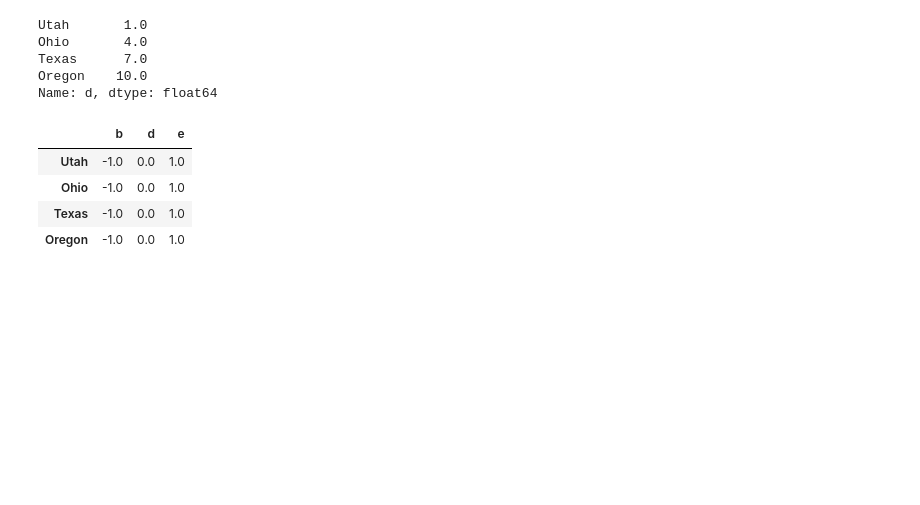
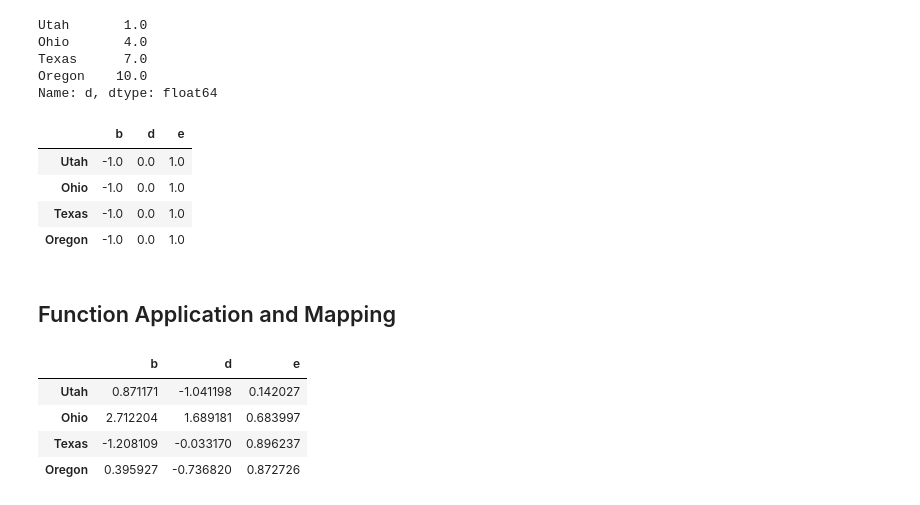
Before and after one commit to NajeebArif/data-analysis-with-python, a Jupyter notebook: pandas/essentials.ipynb, the cells around one changed output. Saved outputs shown, nothing was run; the diff lists cells and outputs as text; code cells hidden in the pictures; blank space fills up the shorter version.

```diff
--- a/pandas/essentials.ipynb
+++ b/pandas/essentials.ipynb
@@ -791,3 +791,15 @@ frame.sub(series3, axis='index')
 | Ohio | -1.0 | 0.0 | 1.0 |
 | Texas | -1.0 | 0.0 | 1.0 |
 | Oregon | -1.0 | 0.0 | 1.0 |
+# %% [markdown]
+## Function Application and Mapping
+# %%
+frame = pd.DataFrame(np.random.standard_normal((4,3)), columns=list("bde"),
+                index=['Utah', "Ohio", 'Texas', 'Oregon'])
+frame
+# %% [output]
+|  | b | d | e |
+| Utah | 0.871171 | -1.041198 | 0.142027 |
+| Ohio | 2.712204 | 1.689181 | 0.683997 |
+| Texas | -1.208109 | -0.033170 | 0.896237 |
+| Oregon | 0.395927 | -0.736820 | 0.872726 |
```
Also changed, not shown: parts of 13 cells of this notebook.
